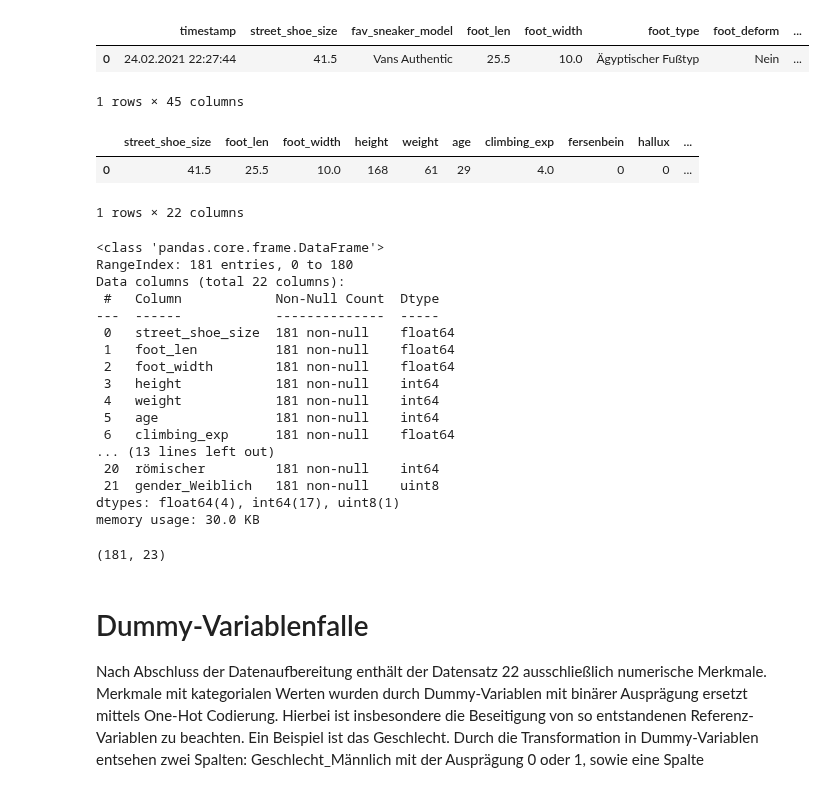
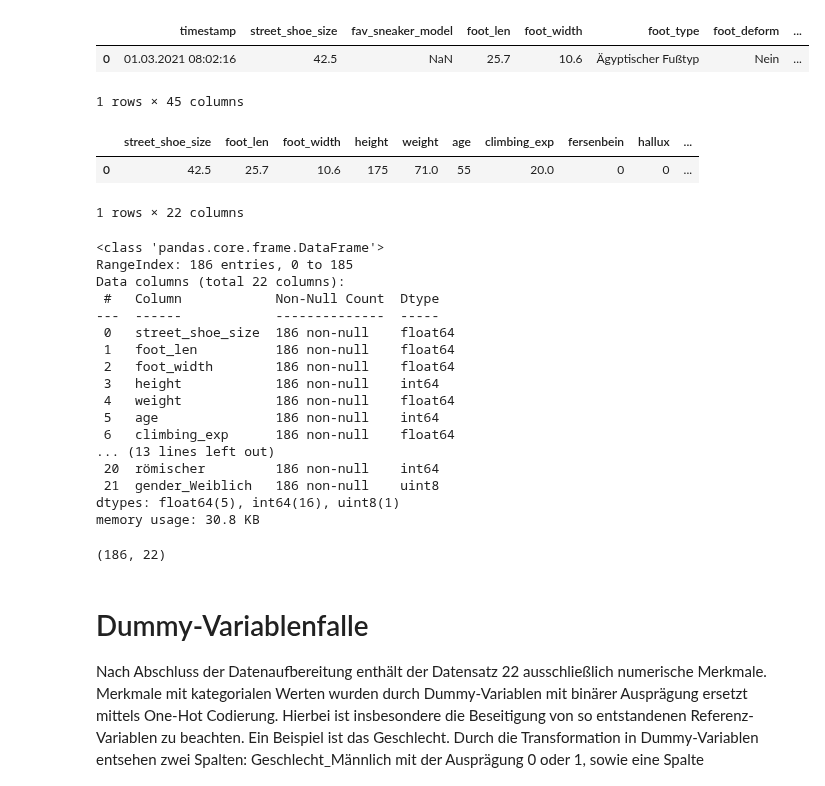
Before and after one commit to chalkiswhite/climbing-shoe-recommender, a Jupyter notebook: model_training.ipynb, the cells around one changed output. Drawn from its saved outputs; the diff is of its cells as text; code cells hidden in the pictures.

```diff
--- a/model_training.ipynb
+++ b/model_training.ipynb
@@ -5,5 +6,6 @@ import seaborn as sns
 # %%
-import pandas as pd
+'''Funktionen zur Aufbereitung der Daten
+'''
 
 def load_data():
     col_names = [
@@ -40,7 +42,8 @@ def load_data():
     ]
 
     data = pd.read_csv("./data/climb_shoe_survey.csv", header=0, names=col_names)
-
+    data.sort_values(by='timestamp', inplace=True)
+    data.reset_index(drop=True, inplace=True)
     return data
 
 def get_brand_per_foottype(df_survey):
@@ -87,6 +90,9 @@ def resolve_invalid_footdeforms(df_survey): # Resolve any observation with "no d
         df_survey.loc[i, 'foot_deform'] = 'Senkfuß, Spreizfuß'
     for i in df_survey[df_survey['foot_deform'] == 'Nein, Plattfuß'].index:
         df_survey.loc[i, 'foot_deform'] = 'Plattfuß'
+    for i in df_survey[df_survey['foot_deform'] == 'Nein, abgeflachtes Quergewölbe, aber noch kein Spreizfuß'].index:
+        df_survey.loc[i, 'foot_deform'] = 'Nein'
+
 
     return df_survey
 
@@ -175,15 +181,15 @@ Daten vorbereiten
 '''
 
 # Ungültige Beobachtungen löschen
-for i in df_survey[df_survey['foot_deform'] == 'Nein, abgeflachtes Quergewölbe, aber noch kein Spreizfuß'].index:
-        df_survey.drop(index=i, inplace=True, axis=0)
-
+df_survey.drop(index=83, inplace=True, axis=0)
 df_survey.reset_index(drop=True, inplace=True)
 
 
 # Daten transformieren:  - Ausprägungen für Fehlstellungen bereinigen,
 #                          wenn 'Nein' und trotzdem weitere Fehlstellungen aus gewählt wurden
 #                        - Ausprägungen umbenennen
+
+
 df_survey              = resolve_invalid_footdeforms(df_survey[:])
 df_survey['foot_type'] = resolve_invalid_foottype(df_survey[:], 'Ägyptischer Fußtyp', 'Mix aus Römisch und Ägyptisch')
 df_survey['deform']    = translate_values(df_survey[:], 'foot_deform', ' Valgus', '')
@@ -194,46 +200,46 @@ Sonstige genannte Schuhmodelle übernehmen
 'Sonstige' Schuhmodelle imputieren
 '''
 # Dictionary mit bekanntem Index und Schuhmodell. Dieser wird aufbereitet im Dictonary gespeichert
-models = {77  : 'Boreal - SATORI',
-          31  : 'Evolv - SHAMAN 2',
-          86  : 'Evolv - SHAMAN 2',
-          88  : 'Evolv - SHAMAN 2',
-          103 : 'La Sportiva - MILLET EASY UP',
-          140 : 'Red Chili - AMP',
-          154 : 'Evolv - SHAMAN 2',
-          155 : 'Evolv - SHAMAN 2'}
+models = {11  : 'Red Chili - AMP',
+          16  : 'Five Ten - DIAMOND',
+          44  : 'Boreal - SATORI',
+          58  : 'Evolv - SHAMAN 2',
+          59  : 'Evolv - SHAMAN 2',
+          61  : 'Evolv - SHAMAN 2',
+          62  : 'Evolv - SHAMAN 2',
+          85 :  'La Sportiva - MILLET EASY UP'}
 
 df_survey = resolve_shoemodels(df_survey[:], models)
 
 # Ermittle das häufigste Schuhmodell einer Marke und ersetze 'Sonstige'
 most_common_models = {}
 
 for i in df_survey.groupby(['shoe_brand', 'shoe_model'])['shoe_model'].count().sort_values().groupby(level=0).tail(1).index:
     most_common_models.update({i[0]:i[1]})
 for i in df_survey['shoe_brand'][df_survey['shoe_model'] == 'Sonstige'].index:
     df_survey.at[i,'shoe_model'] = most_common_models[df_survey['shoe_brand'].iloc[i]]
 
 df_survey.at[18,'shoe_model'] = df_survey.at[18,'shoe_brand']
 
 # One hot encoding von Spalten mit komma-separierten Ausprägungslisten
 df_survey = generate_dummies(df_survey[:], 'deform')
 df_survey = generate_dummies(df_survey[:], 'climb_style')
 df_survey = generate_dummies(df_survey[:], 'terrain')
 df_survey = generate_dummies(df_survey[:], 'foottype')
 df_survey = pd.get_dummies(data=df_survey, columns=['gender'],drop_first=True)
 
 '''
 Ausreißer bereinigen
 '''
 # Fußlänge unter 20
 mask = df_survey['foot_len'] < 20
 df_survey.loc[mask, 'foot_len'] = round(df_survey['foot_len'].mean(),2)
 
 
 df_survey.head(1)
 # %% [output]
 |  | timestamp | street_shoe_size | fav_sneaker_model | foot_len | foot_width | foot_type | foot_deform | ... |
-| 0 | 24.02.2021 22:27:44 | 41.5 | Vans Authentic | 25.5 | 10.0 | Ägyptischer Fußtyp | Nein | ... |
+| 0 | 01.03.2021 08:02:16 | 42.5 | NaN | 25.7 | 10.6 | Ägyptischer Fußtyp | Nein | ... |
 1 rows × 45 columns
 # %%
 '''
@@ -247,32 +253,32 @@ df_prep = df_survey.drop(['timestamp','foot_deform','foot_type', 'fav_sneaker_mo
 df_prep.head(1)
 # %% [output]
 |  | street_shoe_size | foot_len | foot_width | height | weight | age | climbing_exp | fersenbein | hallux | ... |
-| 0 | 41.5 | 25.5 | 10.0 | 168 | 61 | 29 | 4.0 | 0 | 0 | ... |
+| 0 | 42.5 | 25.7 | 10.6 | 175 | 71.0 | 55 | 20.0 | 0 | 0 | ... |
 1 rows × 22 columns
 # %%
 df_prep.info()
 # %% [output]
 <class 'pandas.core.frame.DataFrame'>
-RangeIndex: 181 entries, 0 to 180
+RangeIndex: 186 entries, 0 to 185
 Data columns (total 22 columns):
  #   Column            Non-Null Count  Dtype
 ---  ------            --------------  -----
- 0   street_shoe_size  181 non-null    float64
- 1   foot_len          181 non-null    float64
- 2   foot_width        181 non-null    float64
- 3   height            181 non-null    int64
- 4   weight            181 non-null    int64
- 5   age               181 non-null    int64
- 6   climbing_exp      181 non-null    float64
+ 0   street_shoe_size  186 non-null    float64
+ 1   foot_len          186 non-null    float64
+ 2   foot_width        186 non-null    float64
+ 3   height            186 non-null    int64
+ 4   weight            186 non-null    float64
+ 5   age               186 non-null    int64
+ 6   climbing_exp      186 non-null    float64
 ... (13 lines left out)
- 20  römischer         181 non-null    int64
- 21  gender_Weiblich   181 non-null    uint8
-dtypes: float64(4), int64(17), uint8(1)
-memory usage: 30.0 KB
+ 20  römischer         186 non-null    int64
+ 21  gender_Weiblich   186 non-null    uint8
+dtypes: float64(5), int64(16), uint8(1)
+memory usage: 30.8 KB
 # %%
 df_prep.shape
 # %% [output]
-(181, 23)
+(186, 22)
 # %% [markdown]
 # Dummy-Variablenfalle
 
```
Also changed, not shown: parts of 22 cells of this notebook.
